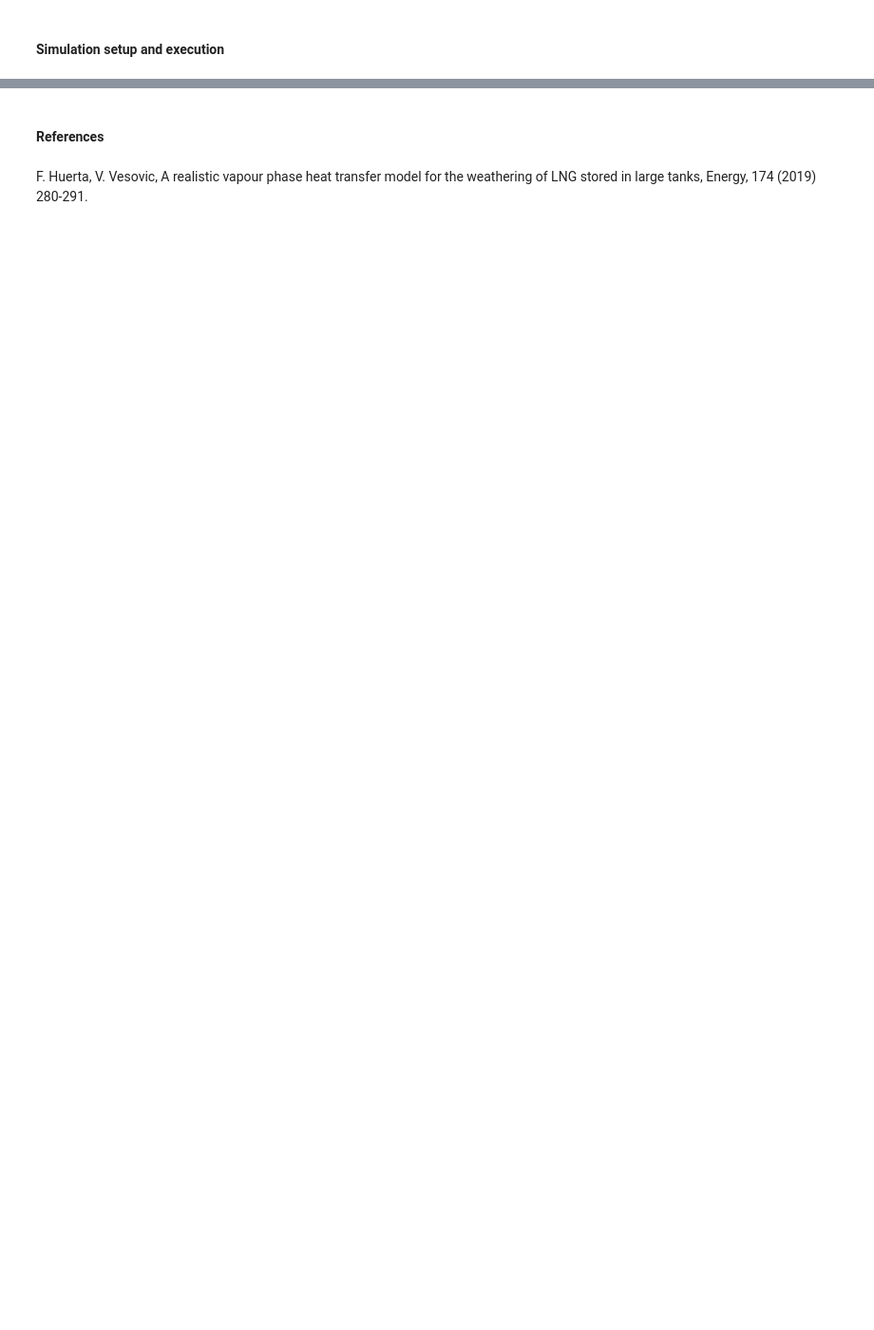
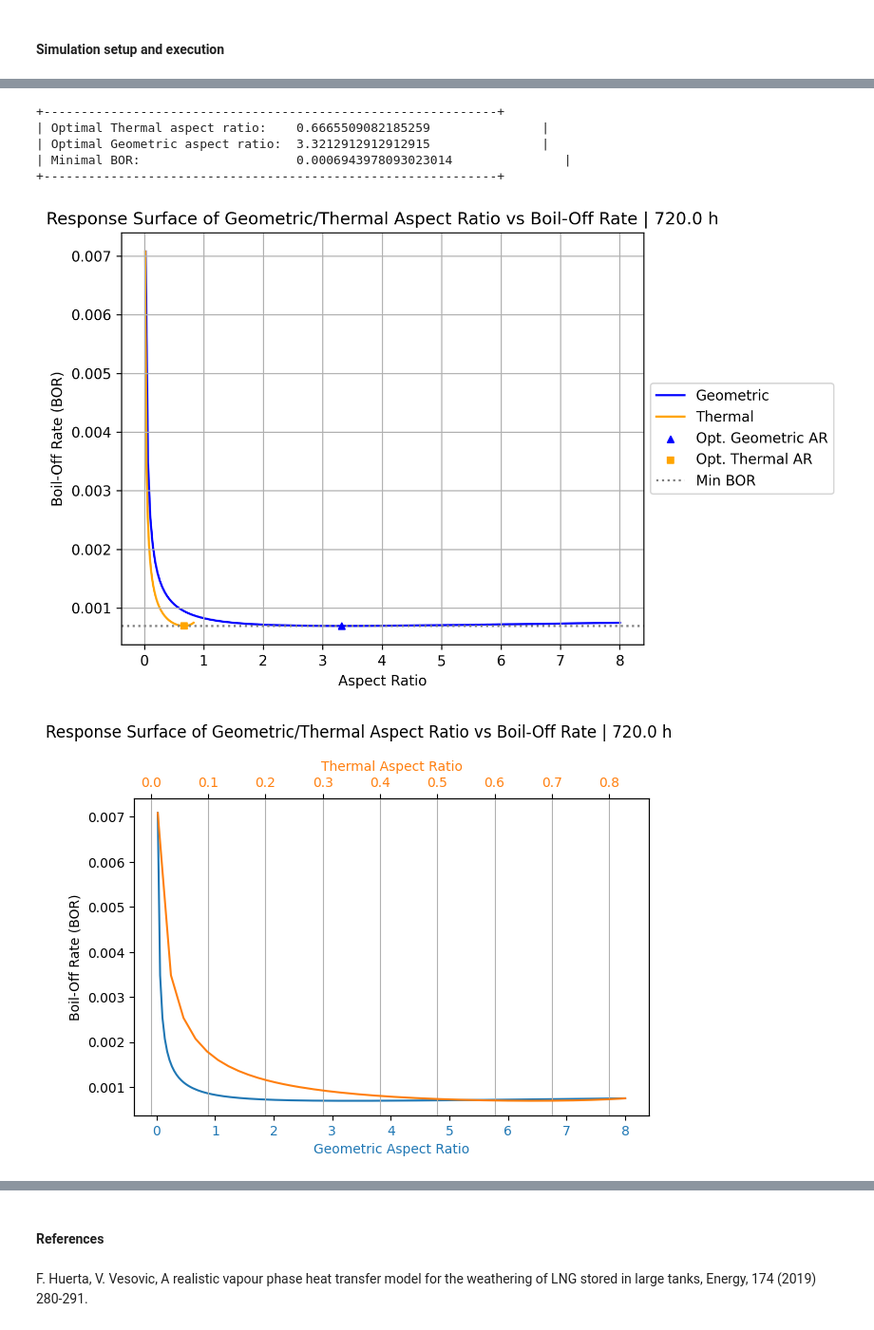
Before and after one commit to felipehuerta17/CryoEvap, a Jupyter notebook: notebooks/opti_isobaric_example_case_hydrogen_720h.ipynb, the cells around one changed output, grey strips where cells are left out. Shown at 95% size. Drawn from its saved outputs; the diff is of its cells as text; code cells hidden in the pictures; blank space fills up the shorter version.

```diff
--- a/notebooks/opti_isobaric_example_case_hydrogen_720h.ipynb
+++ b/notebooks/opti_isobaric_example_case_hydrogen_720h.ipynb
@@ -348,0 +142,11 @@ large_tank.plot_tv_BOG(t_unit='w')
+# %%
+opti.plot_aspect_ratio_surface_response(jnp.linspace(0.02, 8, 100), 720*3600)
+opti.plot_xx_aspect_ratio_surface_response(jnp.linspace(0.02, 8, 100), 720*3600)
+# %% [output]
++-------------------------------------------------------------+
+| Optimal Thermal aspect ratio:    0.6665509082185259               |
+| Optimal Geometric aspect ratio:  3.3212912912912915               |
+| Minimal BOR:                     0.0006943978093023014               |
++-------------------------------------------------------------+
+[figure, added]
+[figure, added]
```
Also changed, not shown: parts of 47 cells of this notebook, 5 other files.
